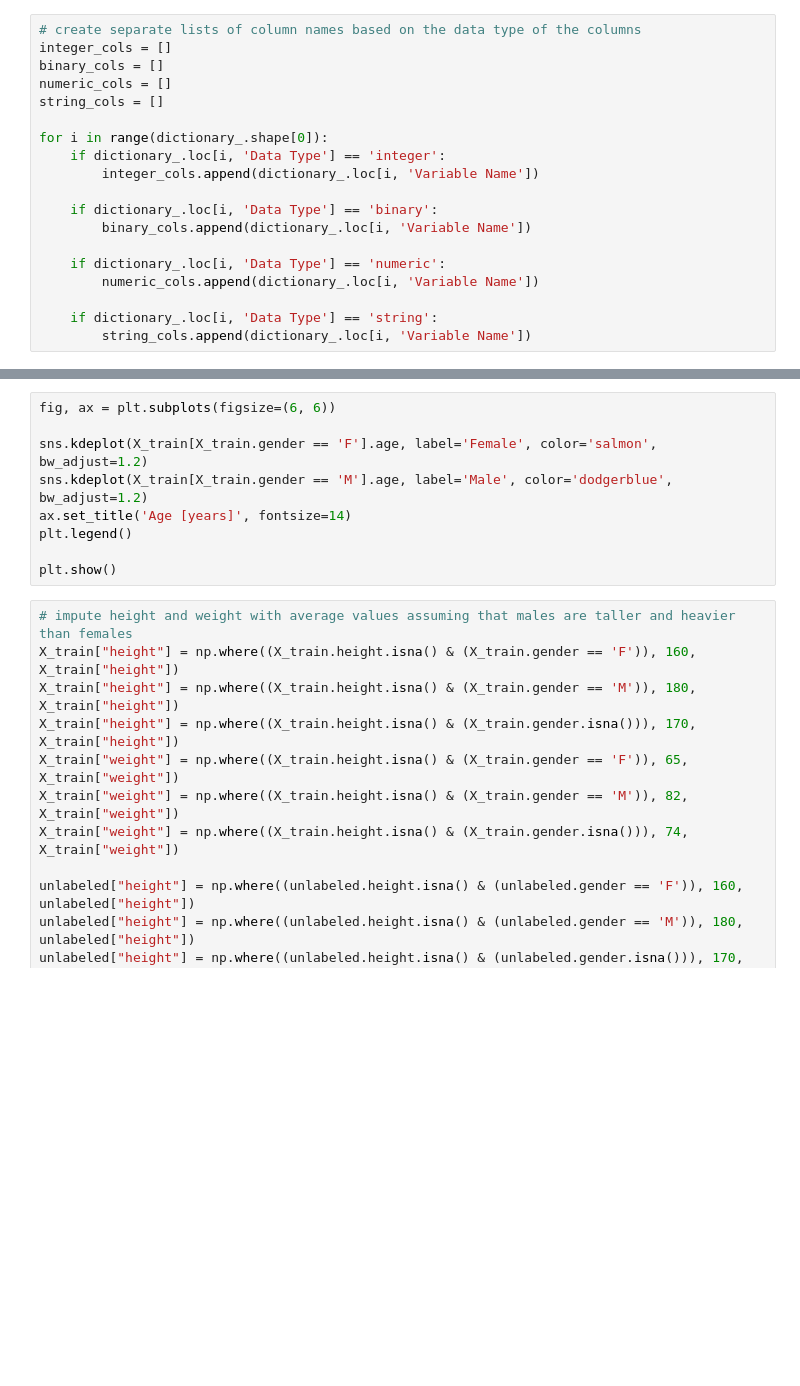
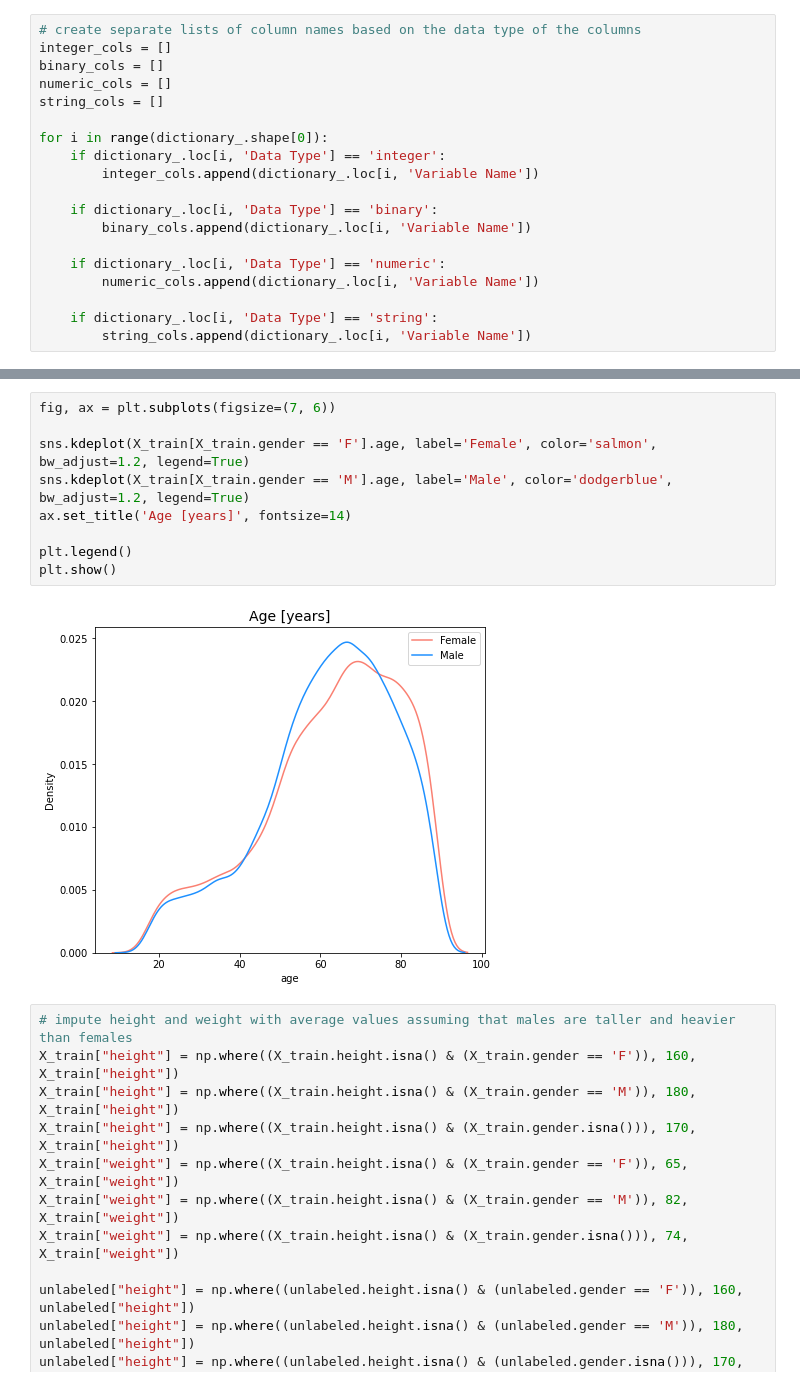
Before and after one commit to siddiqua102/scientific.prog, a Jupyter notebook: notebook.ipynb, the cells around one changed output, grey strips where cells are left out. Saved outputs shown, nothing was run; the diff lists cells and outputs as text; blank space fills up the shorter version.

```diff
--- a/notebook.ipynb
+++ b/notebook.ipynb
@@ -108,12 +110,14 @@ plt.show()
 # %%
-fig, ax = plt.subplots(figsize=(6, 6))
+fig, ax = plt.subplots(figsize=(7, 6))
 
-sns.kdeplot(X_train[X_train.gender == 'F'].age, label='Female', color='salmon', bw_adjust=1.2)
-sns.kdeplot(X_train[X_train.gender == 'M'].age, label='Male', color='dodgerblue', bw_adjust=1.2)
+sns.kdeplot(X_train[X_train.gender == 'F'].age, label='Female', color='salmon', bw_adjust=1.2, legend=True)
+sns.kdeplot(X_train[X_train.gender == 'M'].age, label='Male', color='dodgerblue', bw_adjust=1.2, legend=True)
 ax.set_title('Age [years]', fontsize=14)
+
 plt.legend()
-
 plt.show()
+# %% [output]
+[figure, added]
 # %%
 # impute height and weight with average values assuming that males are taller and heavier than females
 X_train["height"] = np.where((X_train.height.isna() & (X_train.gender == 'F')), 160, X_train["height"])
```
Also changed, not shown: parts of 33 cells of this notebook, 6 other files.
